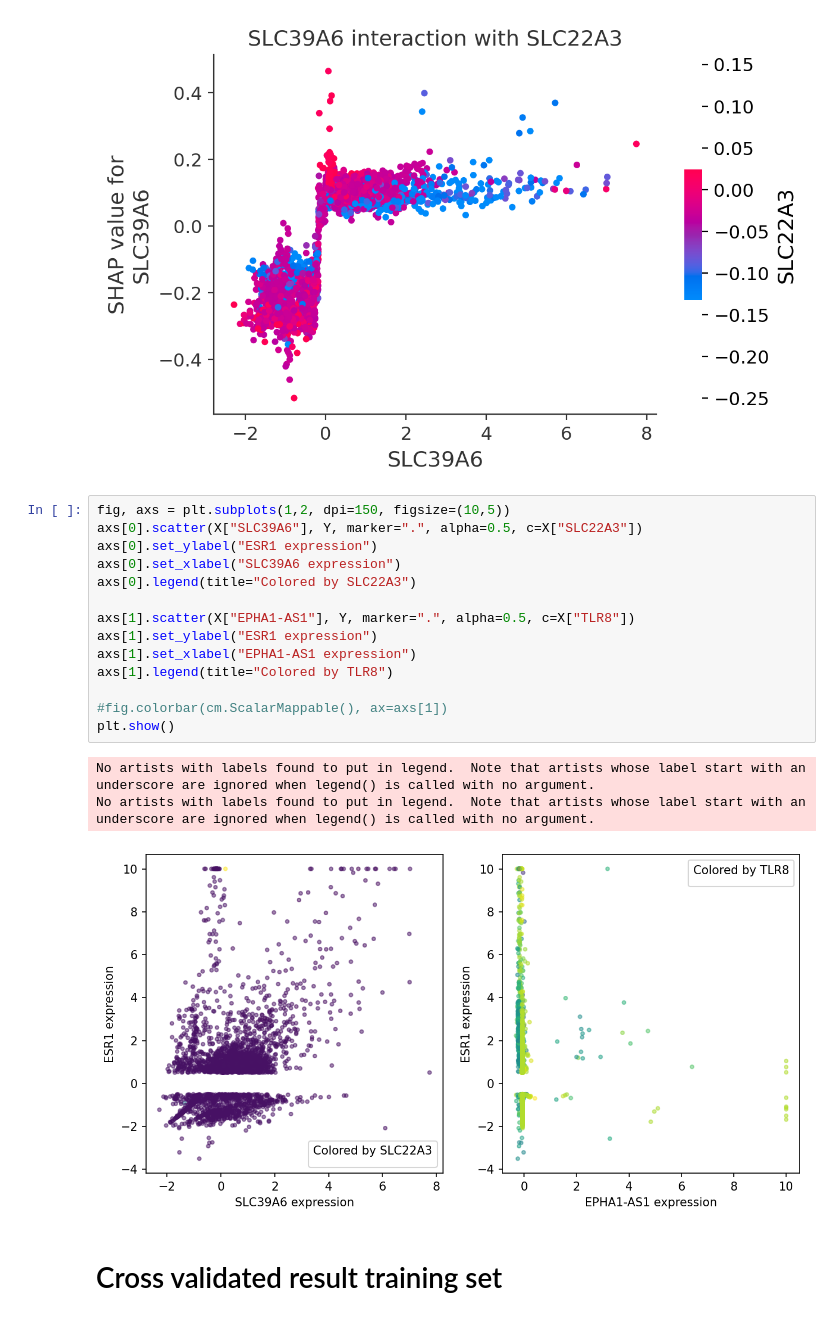
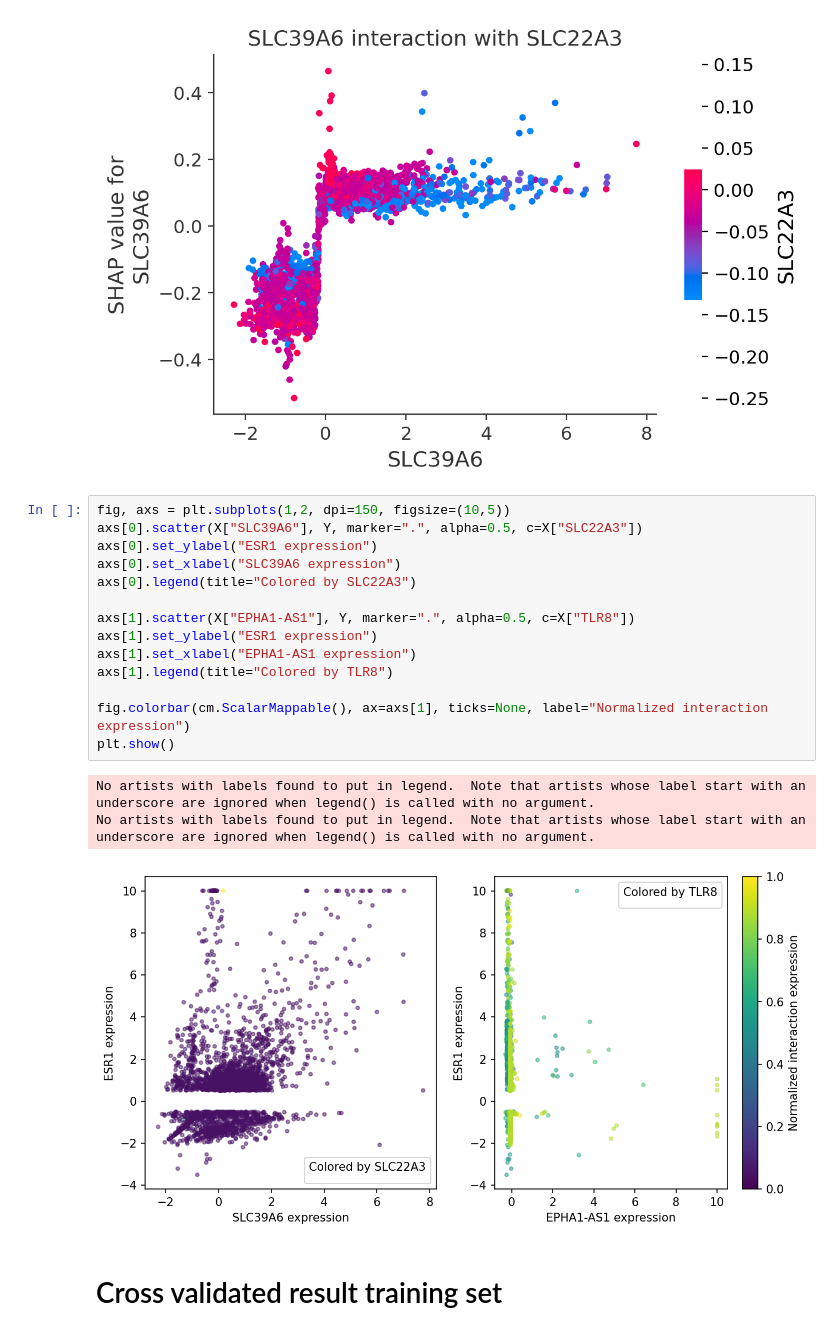
Before and after one commit to sevsorita/single_cell, a Jupyter notebook: notebooks/Example_model.ipynb, the cells around one changed output. Saved outputs shown, nothing was run; the diff lists cells and outputs as text.

Commit message:
Added label to colorbar

```diff
--- a/notebooks/Example_model.ipynb
+++ b/notebooks/Example_model.ipynb
@@ -140,21 +140,21 @@ shap.dependence_plot(modules.get_index("SLC39A6", X),
 # %%
 fig, axs = plt.subplots(1,2, dpi=150, figsize=(10,5))
 axs[0].scatter(X["SLC39A6"], Y, marker=".", alpha=0.5, c=X["SLC22A3"])
 axs[0].set_ylabel("ESR1 expression")
 axs[0].set_xlabel("SLC39A6 expression")
 axs[0].legend(title="Colored by SLC22A3")
 
 axs[1].scatter(X["EPHA1-AS1"], Y, marker=".", alpha=0.5, c=X["TLR8"])
 axs[1].set_ylabel("ESR1 expression")
 axs[1].set_xlabel("EPHA1-AS1 expression")
 axs[1].legend(title="Colored by TLR8")
 
-#fig.colorbar(cm.ScalarMappable(), ax=axs[1])
+fig.colorbar(cm.ScalarMappable(), ax=axs[1], ticks=None, label="Normalized interaction expression")
 plt.show()
 # %% [output]
 No artists with labels found to put in legend.  Note that artists whose label start with an underscore are ignored when legend() is called with no argument.
 No artists with labels found to put in legend.  Note that artists whose label start with an underscore are ignored when legend() is called with no argument.
-[figure, old version]
+[figure, new version]
 # %% [markdown]
 # Cross validated result training set
 # %%
```
